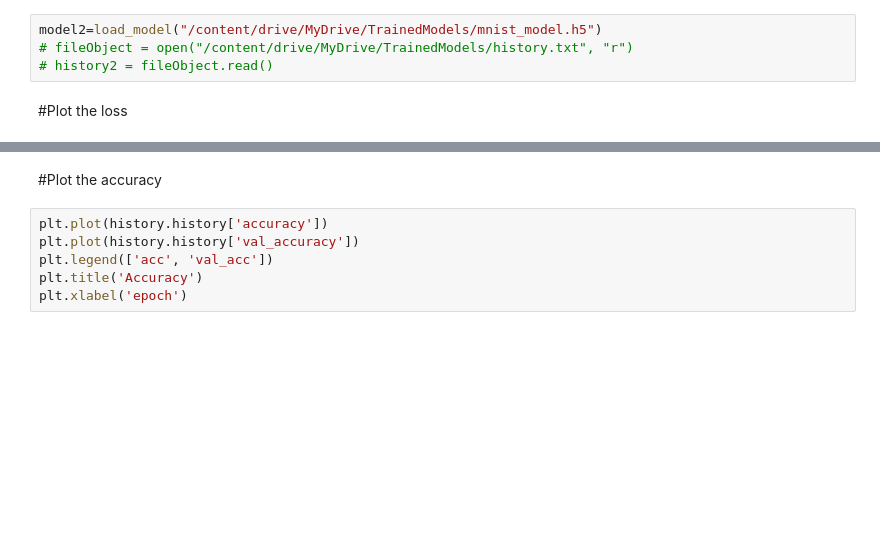
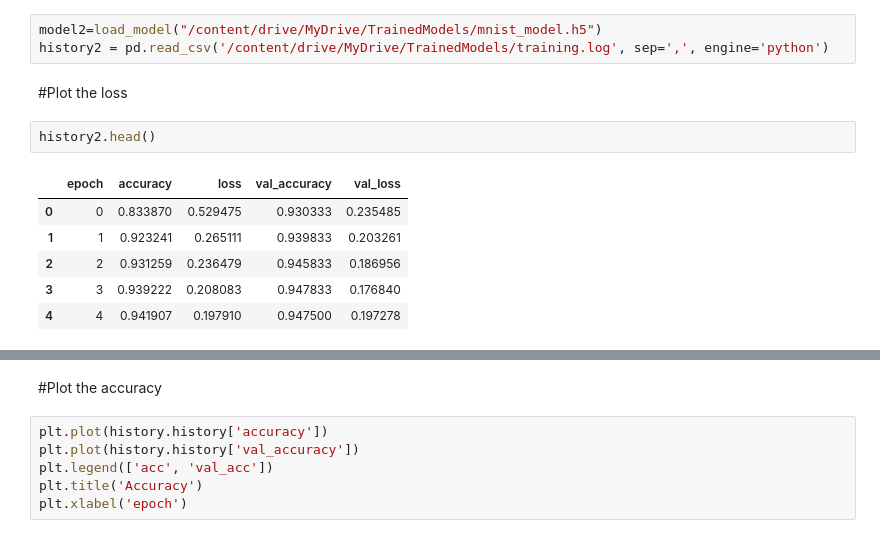
Before and after one commit to aqafridi/DeepLearning, a Jupyter notebook: Tensorflow/MNIST_Classification_using_Custom_ANN.ipynb, the cells around one changed output, grey strips where cells are left out. Cells and saved outputs as stored; diff of their text form; blank space fills up the shorter version.

```diff
--- a/Tensorflow/MNIST_Classification_using_Custom_ANN.ipynb
+++ b/Tensorflow/MNIST_Classification_using_Custom_ANN.ipynb
@@ -157,9 +153,17 @@ model.save('/content/drive/MyDrive/TrainedModels/mnist_model.h5')
 # %%
 model2=load_model("/content/drive/MyDrive/TrainedModels/mnist_model.h5")
-# fileObject = open("/content/drive/MyDrive/TrainedModels/history.txt", "r")
-# history2 = fileObject.read()
+history2 = pd.read_csv('/content/drive/MyDrive/TrainedModels/training.log', sep=',', engine='python')
 # %% [markdown]
 #Plot the loss
+# %%
+history2.head()
+# %% [output]
+|  | epoch | accuracy | loss | val_accuracy | val_loss |
+| 0 | 0 | 0.833870 | 0.529475 | 0.930333 | 0.235485 |
+| 1 | 1 | 0.923241 | 0.265111 | 0.939833 | 0.203261 |
+| 2 | 2 | 0.931259 | 0.236479 | 0.945833 | 0.186956 |
+| 3 | 3 | 0.939222 | 0.208083 | 0.947833 | 0.176840 |
+| 4 | 4 | 0.941907 | 0.197910 | 0.947500 | 0.197278 |
 # %%
 plt.plot(history.history['loss'], label='loss')
 plt.plot(history.history['val_loss'], label='loval_lossss')
```
Also changed, not shown: parts of 11 cells of this notebook.
